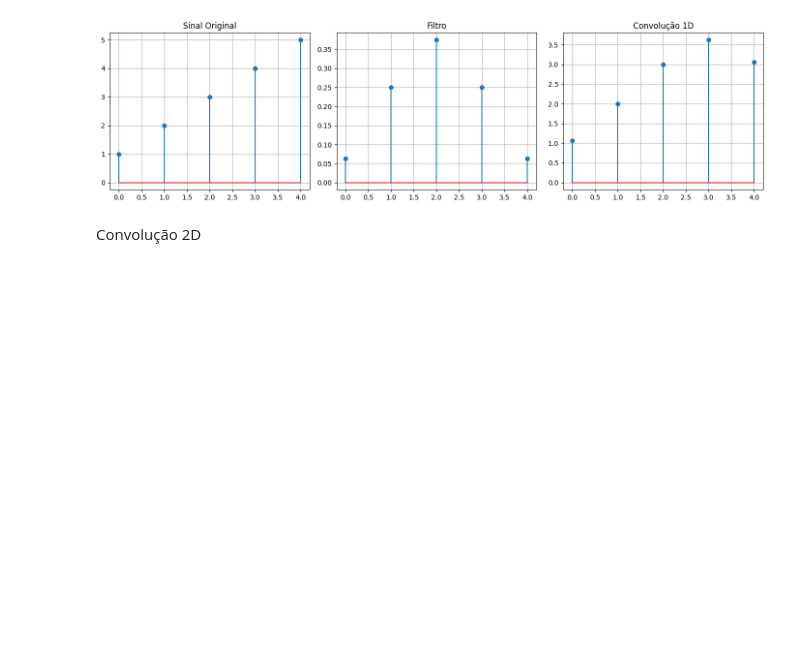
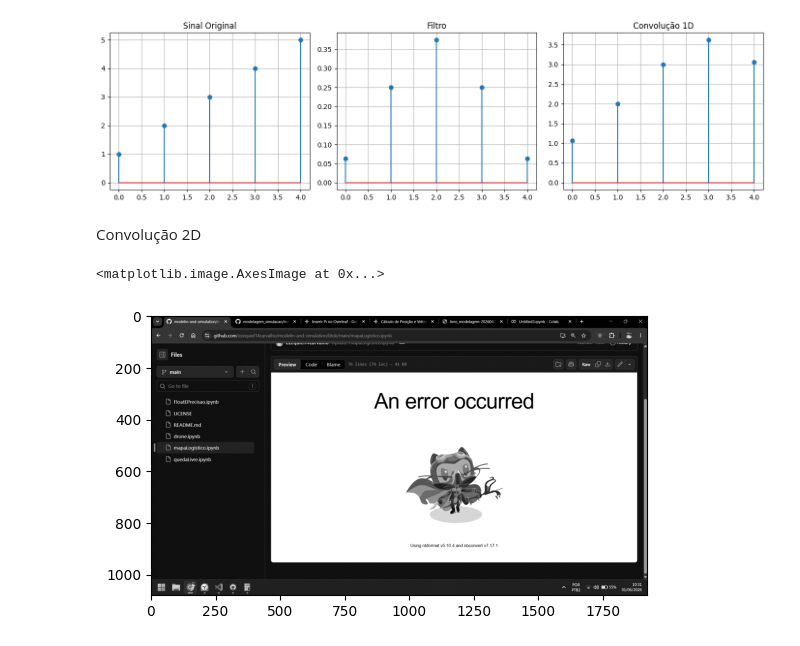
Before and after one commit to ezequiel14carvalho/modelin-and-simulation, a Jupyter notebook: convolucao.ipynb, the cells around one changed output. Saved outputs shown, nothing was run; the diff lists cells and outputs as text; code cells hidden in the pictures; blank space fills up the shorter version.

```diff
--- a/convolucao.ipynb
+++ b/convolucao.ipynb
@@ -36,3 +41,23 @@ plt.show()
 [figure]
 # %% [markdown]
 Convolução 2D
+# %%
+def carregar_imagem():
+    root = tk.Tk() # Inicia o motor gráfico do Tkinter
+    root.withdraw() # Esconde a janela
+    root.attributes("-topmost", True) # Garante que a janela de diálogo fique em primeiro plano
+    caminho_da_imagem = filedialog.askopenfilename(title="Selecione uma imagem", filetypes=[("Image files", "*.jpg;*.jpeg;*.png;*.bmp")])
+
+    if caminho_da_imagem:
+        img_gray = Image.open(caminho_da_imagem).convert('L') # Abre a imagem e converte para escala de cinza
+        img_matriz = np.array(img_gray) # Converte a imagem para uma matriz NumPy
+        return img_matriz
+
+    return "Nenhuma imagem selecionada."
+
+img = carregar_imagem()
+plt.imshow(img, cmap='gray')
+#def convolve_linha()
+# %% [output]
+<matplotlib.image.AxesImage at 0x...>
+[figure, added]
```
Also changed, not shown: parts of 3 cells of this notebook.
